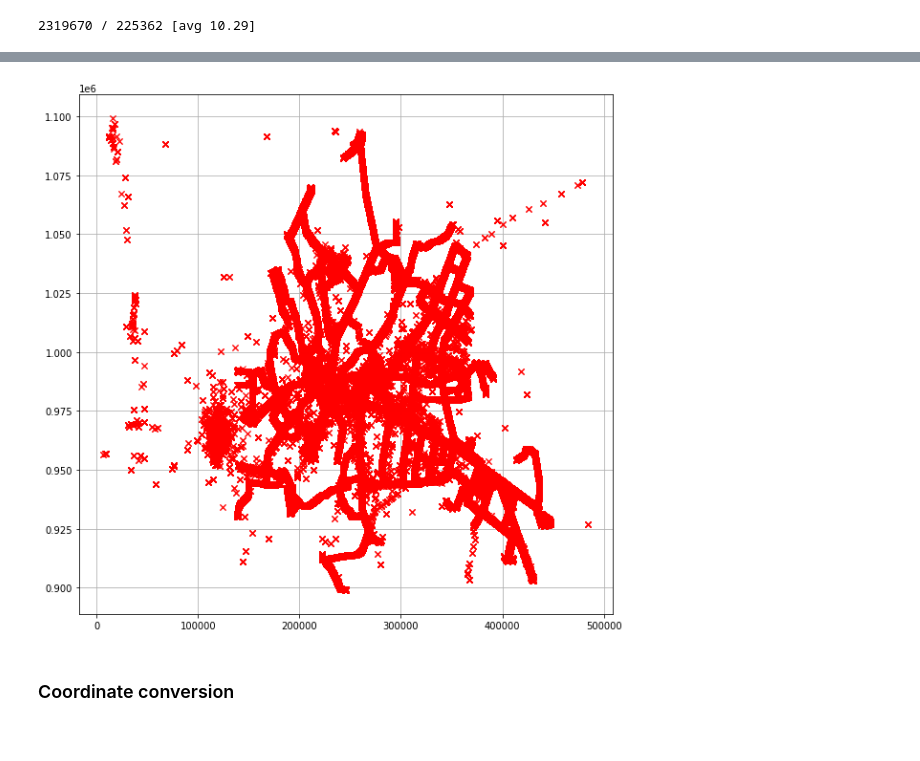
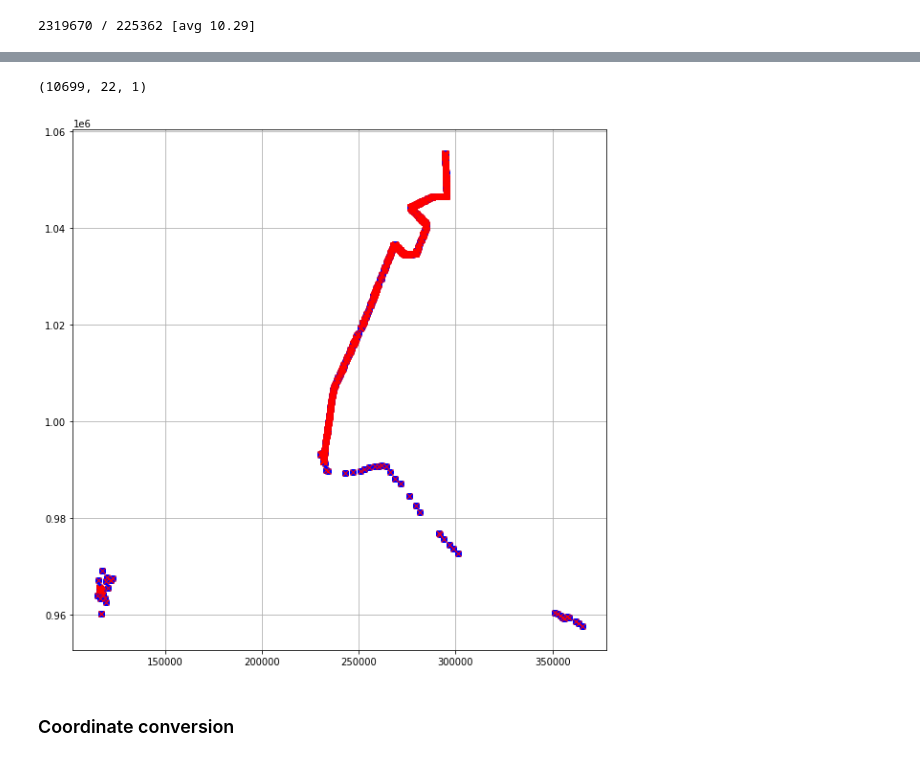
Before and after one commit to vadyusikh/PTETA, a Jupyter notebook: notebooks/kharkiv/data explorative anlysis-Copy1.ipynb, the cells around one changed output, grey strips where cells are left out. Cells and saved outputs as stored; diff of their text form; code cells hidden in the pictures.

```diff
--- a/notebooks/kharkiv/data explorative anlysis-Copy1.ipynb
+++ b/notebooks/kharkiv/data explorative anlysis-Copy1.ipynb
@@ -119,10 +133,10 @@ for imei in tqdm(df['imei'].value_counts().index):
     result = [row_data[0]]
     for row0, row1 in zip(row_data[:-1], row_data[1:]):
         if row0[1:9] != row1[1:9]:
-            result += [row0[1:9]]
+            result += [row1]
     unique_data += result
 
-print(f"{len(df)} / {len(unique_data)} [avg {len(df) / len(unique_data):.02f}]")
 df_unique = pd.DataFrame(unique_data, columns=df.columns)
+print(f"{len(df)} / {len(df_unique)} [avg {len(df) / len(df_unique):.02f}]")
 # %% [output]
 2319670 / 225362 [avg 10.29]
@@ -161,9 +143,19 @@ plt.yscale('log')
-# %%
-select = (df['lat'] > 0) & (df['lat'] < 500_000)\
-      & (df['lng'] > 850_000) & (df['lng'] < 1_100_000)
-
-plt.figure(figsize=(10, 10))
-plt.plot(df['lat'][select], df['lng'][select], 'rx')
-plt.grid()
-# %% [output]
-[figure, removed]
+# %%
+len(df_cur), len(result), len(df_u_cur)
+# %% [output]
+(10699, 22, 1)
+# %%
+for imei in df['imei'].unique():
+    df_cur = df[df['imei'] == imei]
+    df_u_cur = df_unique[df_unique['imei'] == imei]
+    plt.figure(figsize=(10, 10))
+    plt.plot(df_cur['lat'], df_cur['lng'], 'bo')
+    plt.plot(df_u_cur['lat'], df_u_cur['lng'], 'rx')
+#     plt.plot([r[1] for r in result], [r[2] for r in result], '*')
+    break
+
+row_data = df[ df['imei'] == imei].values.tolist()
+plt.grid()
+plt.show()
+# %% [output]
+[figure, added]
```
Also changed, not shown: parts of 11 cells of this notebook, 3 other files.
